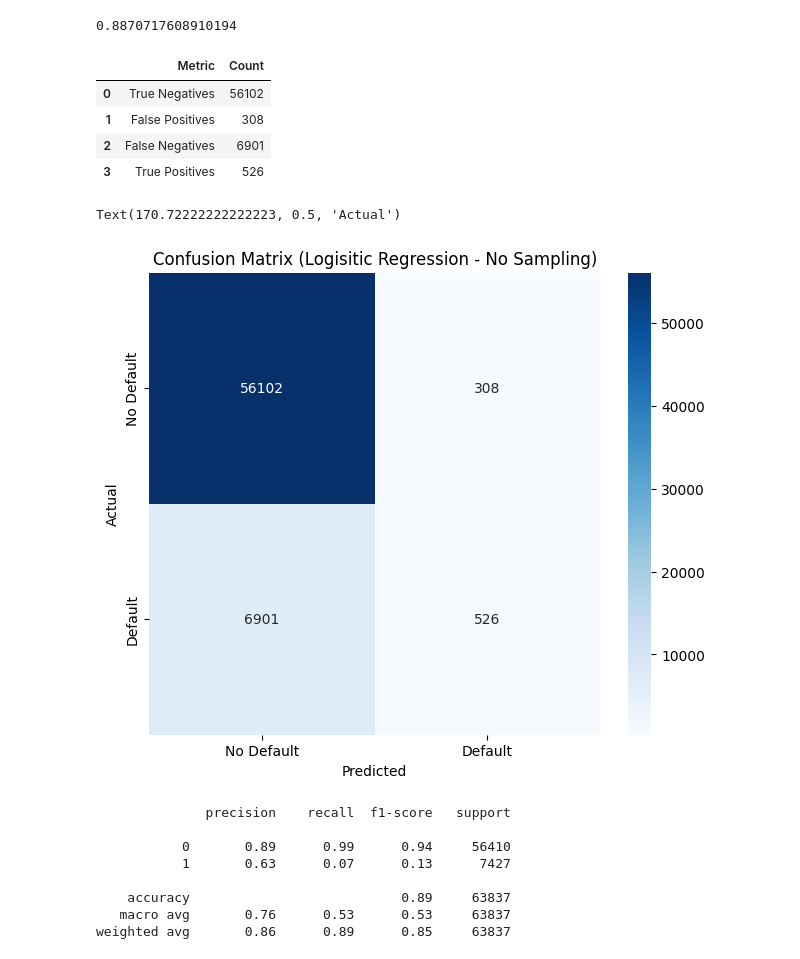
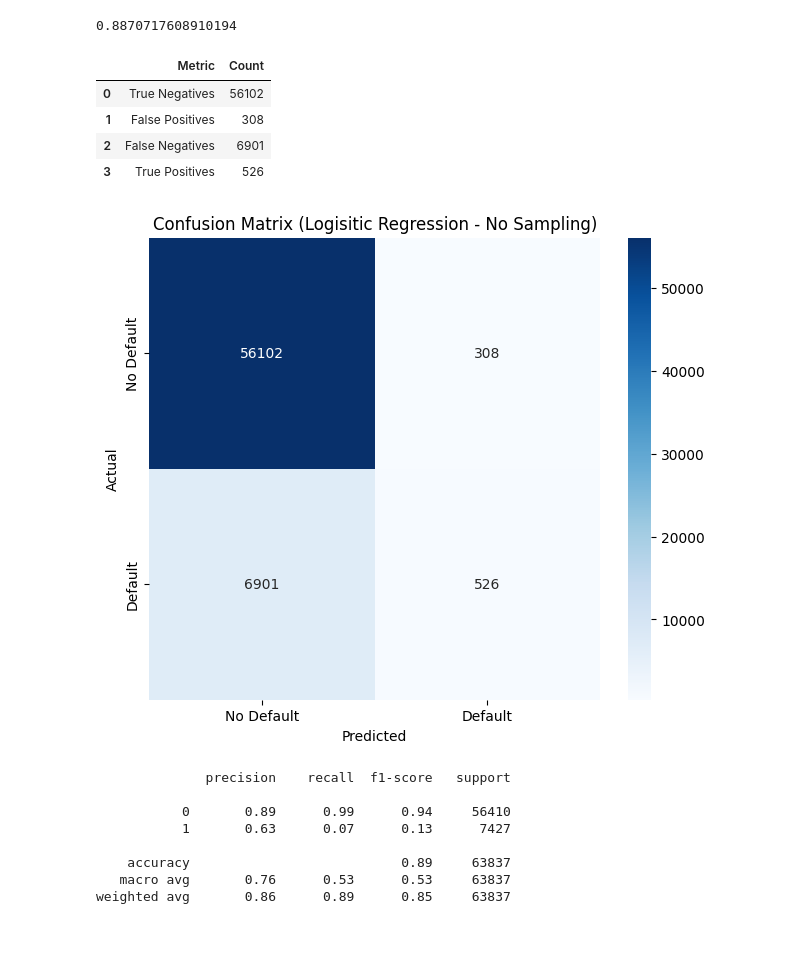
Before and after one commit to wrdhall3/loan-default-project, a Jupyter notebook: loan_default_project.ipynb, the cells around one changed output. Cells and saved outputs as stored; diff of their text form; code cells hidden in the pictures.

```diff
--- a/loan_default_project.ipynb
+++ b/loan_default_project.ipynb
@@ -616,3 +627,28 @@ X_test_encoded['TotalDebtToIncomeRatio'].isnull().sum()
+# %%
+def display_confusion_matrix(y_test, y_pred, title):
+    # Calculate the confusion matrix
+    cm = confusion_matrix(y_test, y_pred)
+
+    #how to interpret classification matrix
+    tn, fp, fn, tp = cm.ravel()
+
+    data = {'Metric': ['True Negatives', 'False Positives', 'False Negatives', 'True Positives'],
+          'Count': [tn, fp, fn, tp]}
+
+    df = pd.DataFrame(data)
+    display(df)  # Display the DataFrame in Colab
+    print("\n\n\n")
+
+    # Create heatmaps for confusion matrices
+    plt.figure(figsize=(16, 6))
+
+    # Heatmap for the model trained on original data
+    plt.subplot(1, 2, 1)
+    sns.heatmap(cm, annot=True, fmt='d', cmap='Blues',
+                xticklabels=["No Default", "Default"], yticklabels=["No Default", "Default"])
+    plt.title("Confusion Matrix (" + title +")")
+    plt.xlabel("Predicted")
+    plt.ylabel("Actual")
 # %% [markdown]
 # Model and Fit the Data to a Logistic Regression
 # %%
@@ -644,36 +680,14 @@ accuracy_score(y_test, y_pred)
 0.8870717608910194
 # %%
 #classifcation matrix
-from sklearn.metrics import confusion_matrix
-cm_lr = confusion_matrix(y_test, y_pred)
+#cm_lr = confusion_matrix(y_test, y_pred)
+display_confusion_matrix(y_test, y_pred, "Logisitic Regression - No Sampling")
+# %% [output]
+|  | Metric | Count |
+| 0 | True Negatives | 56102 |
+| 1 | False Positives | 308 |
+| 2 | False Negatives | 6901 |
+| 3 | True Positives | 526 |
+[figure, added]
-# %%
-#how to interpret classification matrix
-tn, fp, fn, tp = cm_lr.ravel()
-
-data = {'Metric': ['True Negatives', 'False Positives', 'False Negatives', 'True Positives'],
-        'Count': [tn, fp, fn, tp]}
-
-df = pd.DataFrame(data)
-display(df)  # Display the DataFrame in Colab
-# %% [output]
-|  | Metric | Count |
-| 0 | True Negatives | 56102 |
-| 1 | False Positives | 308 |
-| 2 | False Negatives | 6901 |
-| 3 | True Positives | 526 |
-# %%
-# Create heatmaps for confusion matrices
-plt.figure(figsize=(16, 6))
-
-# Heatmap for the model trained on original data
-plt.subplot(1, 2, 1)
-sns.heatmap(cm_lr, annot=True, fmt='d', cmap='Blues',
-            xticklabels=["No Default", "Default"], yticklabels=["No Default", "Default"])
-plt.title("Confusion Matrix (Logisitic Regression - No Sampling)")
-plt.xlabel("Predicted")
-plt.ylabel("Actual")
-# %% [output]
-Text(170.72222222222223, 0.5, 'Actual')
-[figure, removed]
 # %%
 #Show classification report
```
Also changed, not shown: parts of 87 cells of this notebook.
